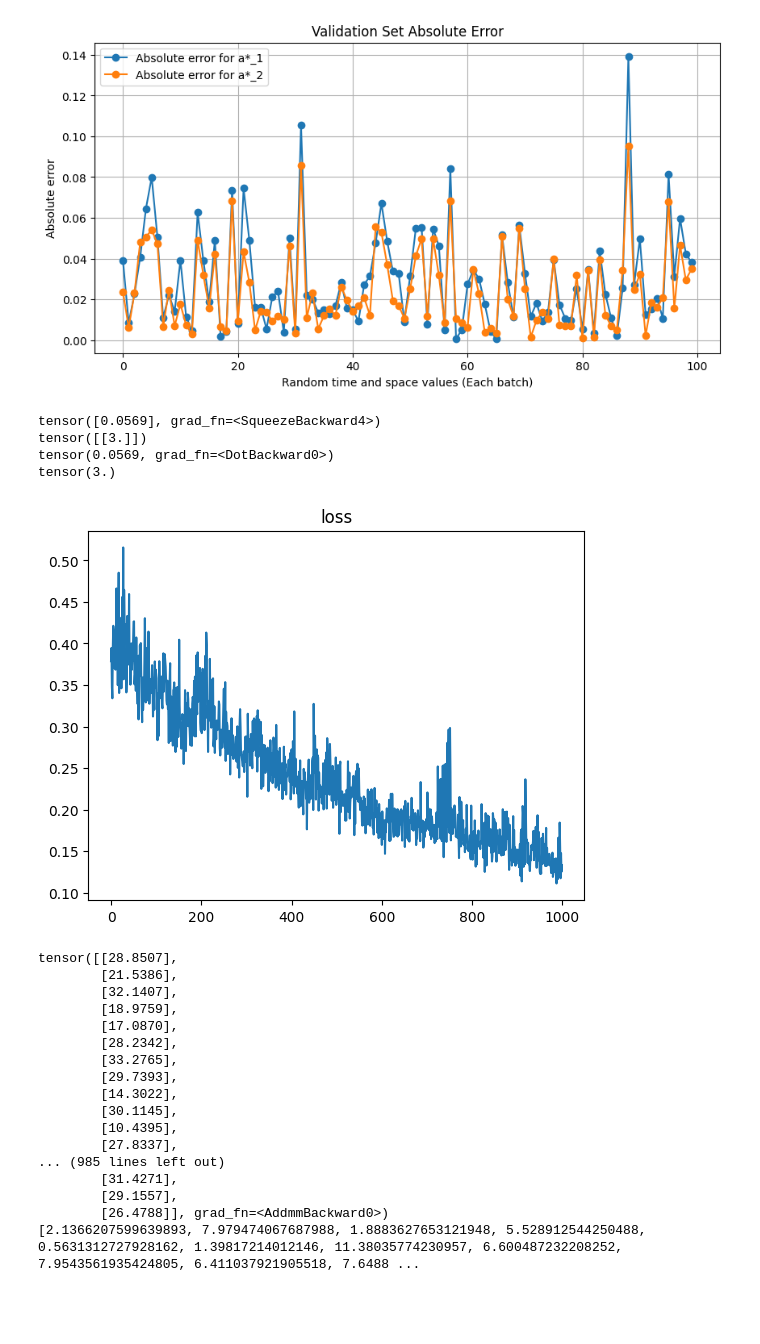
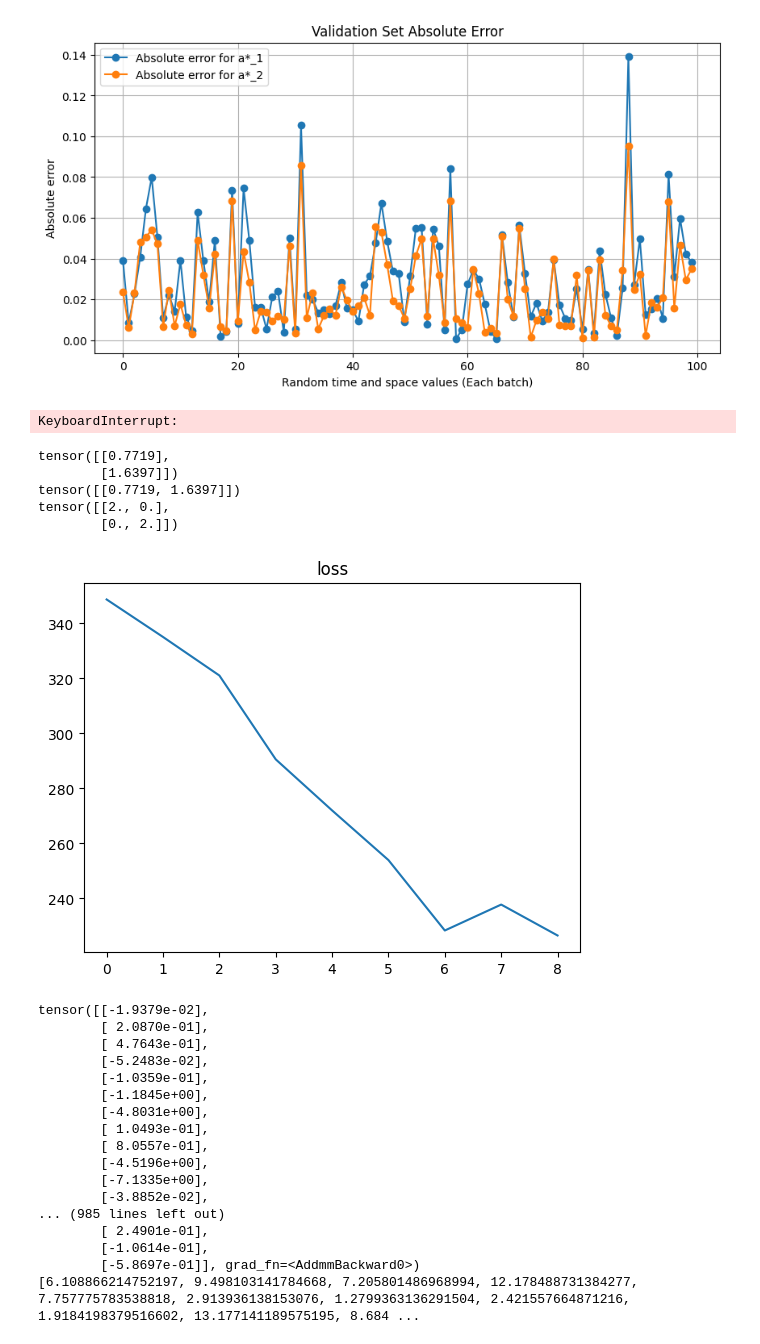
Before and after one commit to axelk99/SCDAA, a Jupyter notebook: Untitled.ipynb, the cells around one changed output. Cells and saved outputs as stored; diff of their text form; code cells hidden in the pictures; blank space fills up the shorter version.

```diff
--- a/Untitled.ipynb
+++ b/Untitled.ipynb
@@ -380,7 +380,7 @@ batch_size = 1000
 
 model_dgm = dgm.Net_DGM(dim_x, hidden_layer_size, activation='Tanh')
 
-optimiser = torch.optim.Adam(model_dgm.parameters(), lr=0.0001)
+optimiser = torch.optim.Adam(model_dgm.parameters(), lr=0.001)
 
 scheduler = torch.optim.lr_scheduler.MultiStepLR(optimiser, milestones = (10000,),gamma=0.1)
 
@@ -400,7 +400,7 @@ time = (time - time_mean)/time_std
 s = torch.tensor([[0.1, 0.4]], dtype = torch.float64)
 
 T = 1
-num_epochs = 3000
+num_epochs = 1000
 
 a = torch.tensor([[1, 1]]).float()
 
@@ -411,13 +411,13 @@ for i in tqdm(range(num_epochs)):
     time = torch.rand(batch_size, 1, dtype = torch.float32, requires_grad=True) * T
 
 
-    space_d = space.detach()
+    space_d = space.unsqueeze(1).detach()
 
     u_of_tx = model_dgm(time, space)
     grad_u_x = dgm.get_gradient(u_of_tx, space).float()
     grad_u_t = dgm.get_gradient(u_of_tx, time).float()
     laplacian = dgm.get_laplacian(grad_u_x, space).float()
-    target_functional = torch.zeros(batch_size, 1)
+    target_functional = torch.zeros(batch_size)
     pde = torch.zeros(len(u_of_tx))
     #pde = grad_u_t + 0.5*torch.trace(s@s.T * laplacian) + grad_u_x @ H.float() @ space_d.T + grad_u_x @ M.float() @ a.T + space_d @ C.float() @ space_d.T + a@D.float()@a.T
 
@@ -443,54 +443,57 @@ for i in tqdm(range(num_epochs)):
     loss.backward()
     optimiser.step()
     scheduler.step()
+# %% [output]
+KeyboardInterrupt:
 # %%
 
 a = torch.tensor([[1, 1]]).float()
-print(grad_u_x[10] @ M.float() @ a.T )
-print(a@D.float()@a.T)
-a = torch.tensor([1, 1]).float()
-print(grad_u_x[10] @ M.float() @ a.T )
-print(a@D.float()@a.T)
+i = 10
+print(space_d[i].T)
+print(space_d[i])
+print(C.float())
+
 
 space = torch.rand(batch_size, 2, dtype=torch.float32, requires_grad=True) * 6 - 3
 time = torch.rand(batch_size, 1, dtype = torch.float32, requires_grad=True) * T
 
-plt.plot(losses[-1000:])
+plt.plot(losses[-100:])
 plt.title("loss")
 plt.show()
 
 #print(model_dgm(time, space))
 print(model_dgm(time, space))
 
 test = []
 for _ in range(100):
     space = torch.rand(batch_size, 1, 2) * 6 - 3
     space = space.type(torch.float64)
 
     time = torch.rand(batch_size, dtype = torch.float32) * T
     J_arr = LQR.monte_carlo_v1(time, space, N=500, N_mc=500)
     test.append(torch.mean(J_arr).item())
 print(test)
 # %% [output]
-tensor([0.0569], grad_fn=<SqueezeBackward4>)
-tensor([[3.]])
-tensor(0.0569, grad_fn=<DotBackward0>)
-tensor(3.)
+tensor([[0.7719],
+        [1.6397]])
+tensor([[0.7719, 1.6397]])
+tensor([[2., 0.],
+        [0., 2.]])
-[figure, old version]
+[figure, new version]
-tensor([[28.8507],
-        [21.5386],
-        [32.1407],
-        [18.9759],
-        [17.0870],
-        [28.2342],
-        [33.2765],
-        [29.7393],
-        [14.3022],
-        [30.1145],
-        [10.4395],
-        [27.8337],
+tensor([[-1.9379e-02],
+        [ 2.0870e-01],
+        [ 4.7643e-01],
+        [-5.2483e-02],
+        [-1.0359e-01],
+        [-1.1845e+00],
+        [-4.8031e+00],
+        [ 1.0493e-01],
+        [ 8.0557e-01],
+        [-4.5196e+00],
+        [-7.1335e+00],
+        [-3.8852e-02],
 ... (985 lines left out)
-        [31.4271],
-        [29.1557],
-        [26.4788]], grad_fn=<AddmmBackward0>)
-[2.1366207599639893, 7.979474067687988, 1.8883627653121948, 5.528912544250488, 0.5631312727928162, 1.39817214012146, 11.38035774230957, 6.600487232208252, 7.9543561935424805, 6.411037921905518, 7.6488 ...
+        [ 2.4901e-01],
+        [-1.0614e-01],
+        [-5.8697e-01]], grad_fn=<AddmmBackward0>)
+[6.108866214752197, 9.498103141784668, 7.205801486968994, 12.178488731384277, 7.757775783538818, 2.913936138153076, 1.2799363136291504, 2.421557664871216, 1.9184198379516602, 13.177141189575195, 8.684 ...
```
